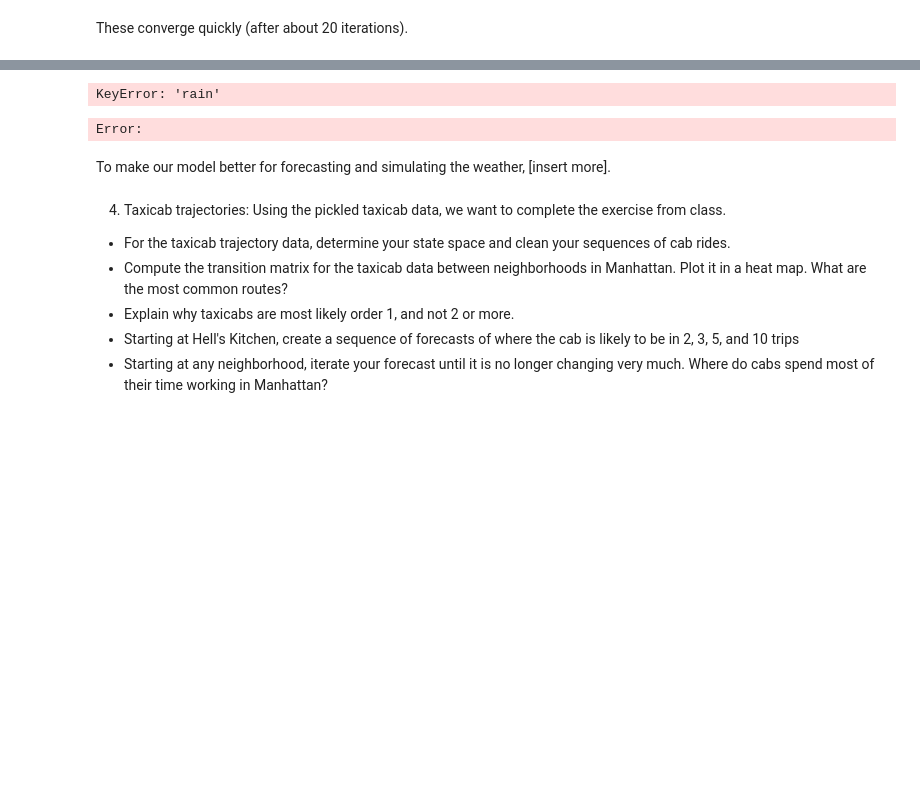
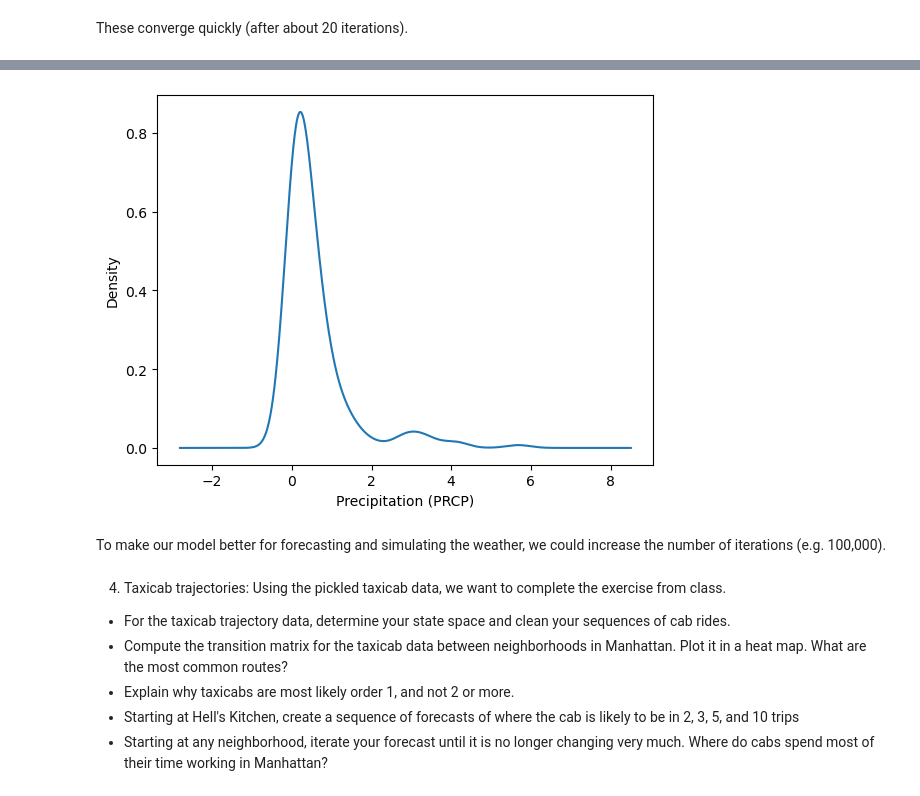
Before and after one commit to emilyrgarman/assignment_5, a Jupyter notebook: assignment_5.ipynb, the cells around one changed output, grey strips where cells are left out. Cells and saved outputs as stored; diff of their text form; code cells hidden in the pictures; blank space fills up the shorter version.

Commit message:
Updates to assignment 5 q3

```diff
--- a/assignment_5.ipynb
+++ b/assignment_5.ipynb
@@ -264,7 +264,9 @@ Congratulations, you now are a non-parametric meteorologist!
 import pandas as pd
 import numpy as np
 
-weather = pd.read_csv('/home/emily_garman/uu_assignments/assignment_5/cville_weather.csv', low_memory=False)
+#change the path below for this to work on your local machine
+
+weather = pd.read_csv('/Users/erinsiedlecki/assignment_5/cville_weather.csv', low_memory=False)
 # %%
 weather.isna().sum()
 # %% [output]
@@ -378,15 +369,14 @@ Error:
 # %%
 # Conditional on being rainy, plot a KDE of the `PRCP` variable.
 
-rainy_days = weather[weather['rain'] == 0]
+rainy_days = weather[weather['rain'] == 1]
 rainy_days['PRCP'].plot.kde()
 plt.xlabel("Precipitation (PRCP)")
 plt.show()
 # %% [output]
-KeyError: 'rain'
-Error:
+[figure, added]
 # %% [markdown]
-To make our model better for forecasting and simulating the weather, [insert more].
+To make our model better for forecasting and simulating the weather, we could increase the number of iterations (e.g. 100,000).
 # %% [markdown]
 4. Taxicab trajectories: Using the pickled taxicab data, we want to complete the exercise from class.
 
```
Also changed, not shown: parts of 9 cells of this notebook.
